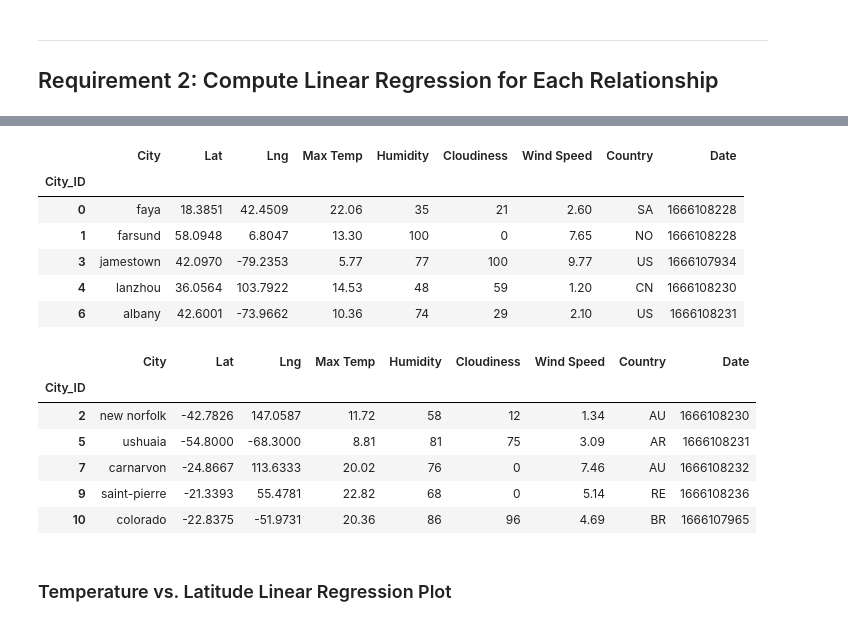
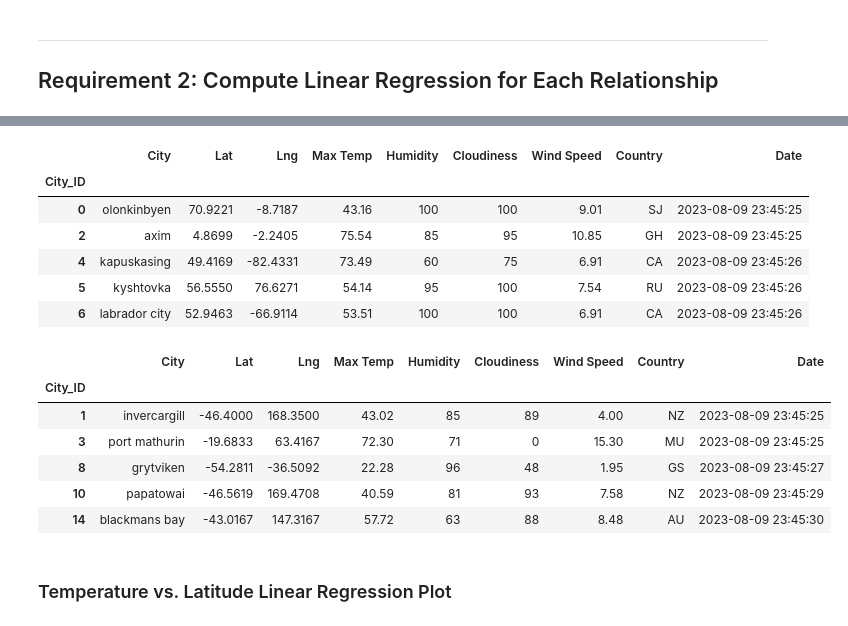
Before and after one commit to mayra0601/python-api-challenge, a Jupyter notebook: WeatherPy.ipynb, the cells around one changed output, grey strips where cells are left out. Cells and saved outputs as stored; diff of their text form; code cells hidden in the pictures.

```diff
--- a/WeatherPy.ipynb
+++ b/WeatherPy.ipynb
@@ -259,30 +298,29 @@ plt.show()
 # %%
 # Create a DataFrame with the Northern Hemisphere data (Latitude >= 0)
-# YOUR CODE HERE
-
+northern_hemi_df = city_data_df[city_data_df["Lat"] >= 0]
 # Display sample data
 northern_hemi_df.head()
 # %% [output]
 |  | City | Lat | Lng | Max Temp | Humidity | Cloudiness | Wind Speed | Country | Date |
 | City_ID |  |  |  |  |  |  |  |  |  |
-| 0 | faya | 18.3851 | 42.4509 | 22.06 | 35 | 21 | 2.60 | SA | 1666108228 |
-| 1 | farsund | 58.0948 | 6.8047 | 13.30 | 100 | 0 | 7.65 | NO | 1666108228 |
-| 3 | jamestown | 42.0970 | -79.2353 | 5.77 | 77 | 100 | 9.77 | US | 1666107934 |
-| 4 | lanzhou | 36.0564 | 103.7922 | 14.53 | 48 | 59 | 1.20 | CN | 1666108230 |
-| 6 | albany | 42.6001 | -73.9662 | 10.36 | 74 | 29 | 2.10 | US | 1666108231 |
+| 0 | olonkinbyen | 70.9221 | -8.7187 | 43.16 | 100 | 100 | 9.01 | SJ | 2023-08-09 23:45:25 |
+| 2 | axim | 4.8699 | -2.2405 | 75.54 | 85 | 95 | 10.85 | GH | 2023-08-09 23:45:25 |
+| 4 | kapuskasing | 49.4169 | -82.4331 | 73.49 | 60 | 75 | 6.91 | CA | 2023-08-09 23:45:26 |
+| 5 | kyshtovka | 56.5550 | 76.6271 | 54.14 | 95 | 100 | 7.54 | RU | 2023-08-09 23:45:26 |
+| 6 | labrador city | 52.9463 | -66.9114 | 53.51 | 100 | 100 | 6.91 | CA | 2023-08-09 23:45:26 |
 # %%
 # Create a DataFrame with the Southern Hemisphere data (Latitude < 0)
-# YOUR CODE HERE
+southern_hemi_df = city_data_df[city_data_df["Lat"] < 0]
 
 # Display sample data
 southern_hemi_df.head()
 # %% [output]
 |  | City | Lat | Lng | Max Temp | Humidity | Cloudiness | Wind Speed | Country | Date |
 | City_ID |  |  |  |  |  |  |  |  |  |
-| 2 | new norfolk | -42.7826 | 147.0587 | 11.72 | 58 | 12 | 1.34 | AU | 1666108230 |
-| 5 | ushuaia | -54.8000 | -68.3000 | 8.81 | 81 | 75 | 3.09 | AR | 1666108231 |
-| 7 | carnarvon | -24.8667 | 113.6333 | 20.02 | 76 | 0 | 7.46 | AU | 1666108232 |
-| 9 | saint-pierre | -21.3393 | 55.4781 | 22.82 | 68 | 0 | 5.14 | RE | 1666108236 |
-| 10 | colorado | -22.8375 | -51.9731 | 20.36 | 86 | 96 | 4.69 | BR | 1666107965 |
+| 1 | invercargill | -46.4000 | 168.3500 | 43.02 | 85 | 89 | 4.00 | NZ | 2023-08-09 23:45:25 |
+| 3 | port mathurin | -19.6833 | 63.4167 | 72.30 | 71 | 0 | 15.30 | MU | 2023-08-09 23:45:25 |
+| 8 | grytviken | -54.2811 | -36.5092 | 22.28 | 96 | 48 | 1.95 | GS | 2023-08-09 23:45:27 |
+| 10 | papatowai | -46.5619 | 169.4708 | 40.59 | 81 | 93 | 7.58 | NZ | 2023-08-09 23:45:29 |
+| 14 | blackmans bay | -43.0167 | 147.3167 | 57.72 | 63 | 88 | 8.48 | AU | 2023-08-09 23:45:30 |
 # %% [markdown]
 ###  Temperature vs. Latitude Linear Regression Plot
```
Also changed, not shown: parts of 37 cells of this notebook.
